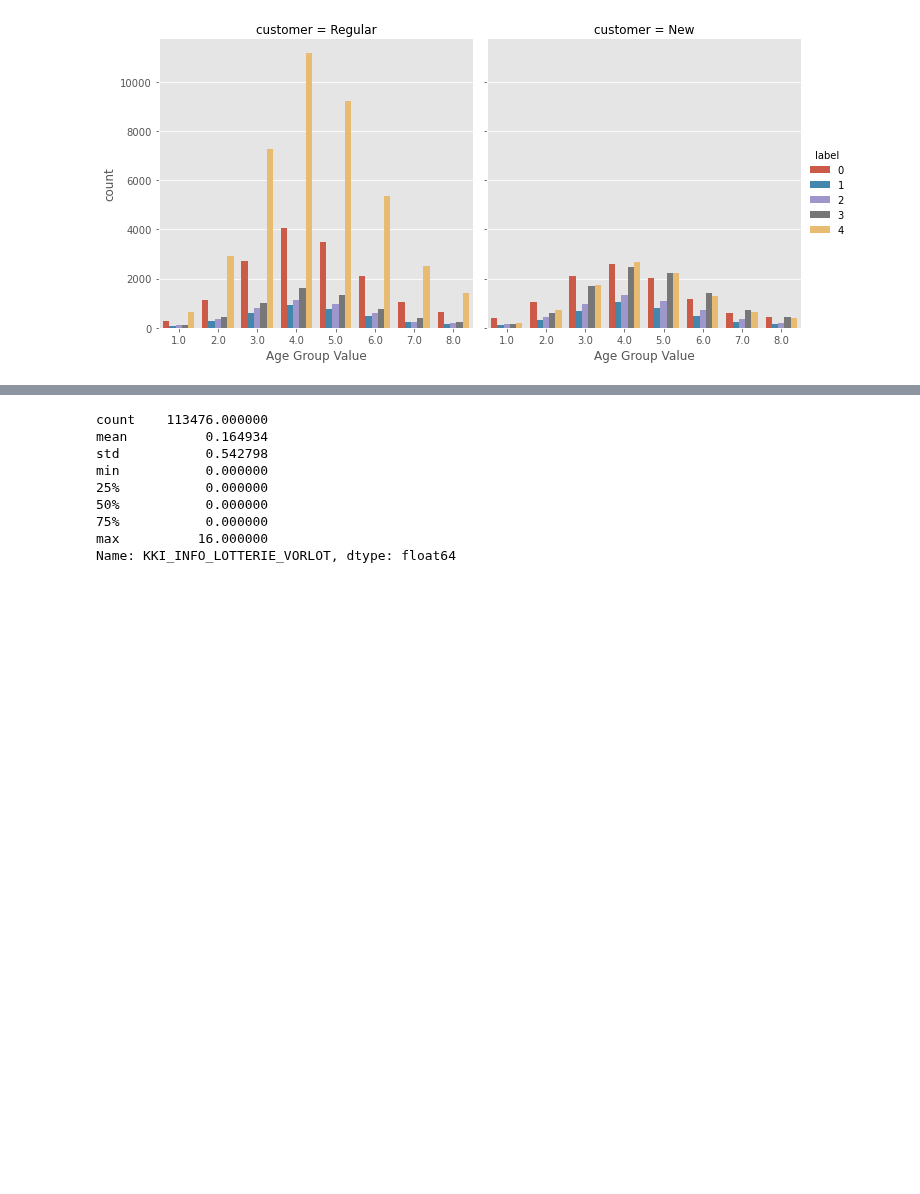
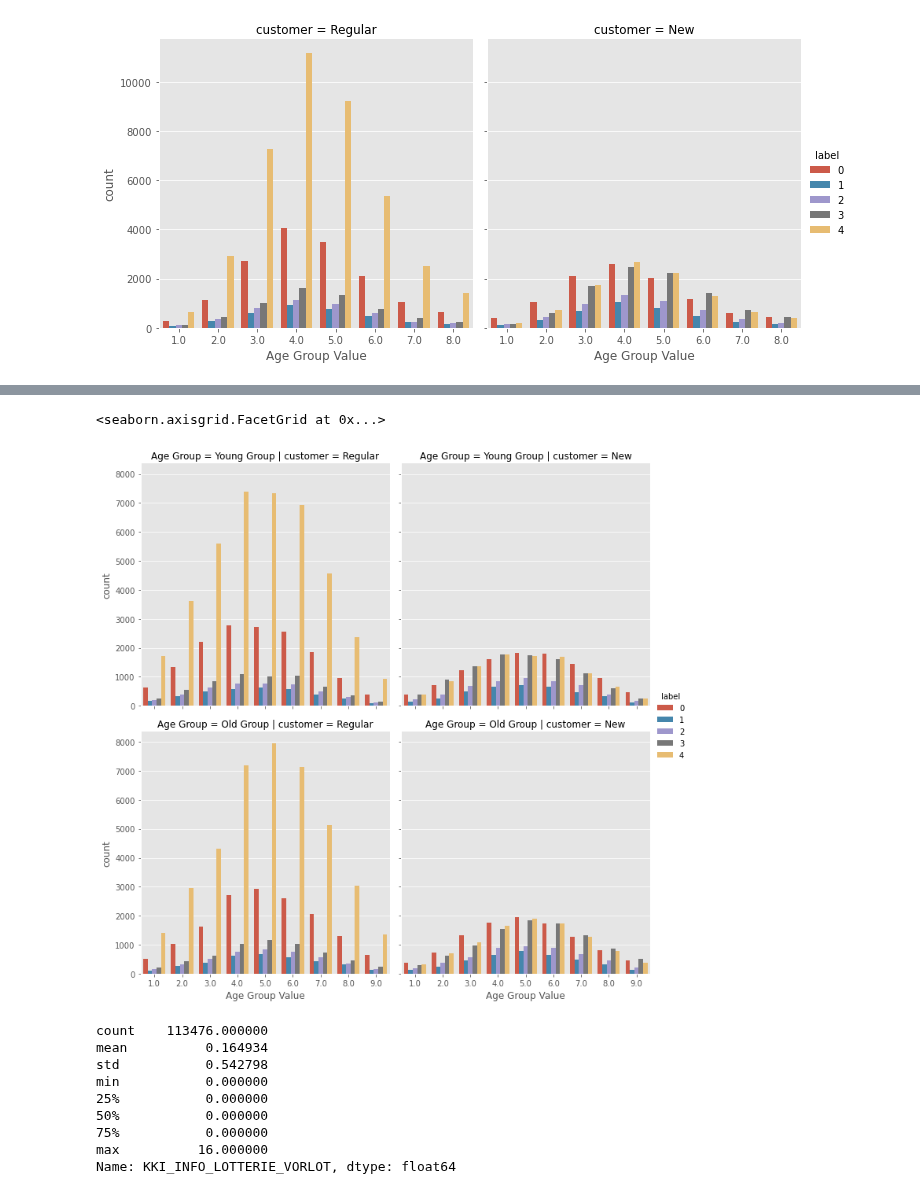
Before and after one commit to oscarm524/Data-Mining-Cup, a Jupyter notebook: DMC-2008/Data_Exploration/Data_Exploration.ipynb, the cells around one changed output, grey strips where cells are left out. Saved outputs shown, nothing was run; the diff lists cells and outputs as text; code cells hidden in the pictures; blank space fills up the shorter version.

```diff
--- a/DMC-2008/Data_Exploration/Data_Exploration.ipynb
+++ b/DMC-2008/Data_Exploration/Data_Exploration.ipynb
@@ -165,3 +233,16 @@ sns.factorplot(x = 'Age Group Value', y = 'count',
+# %%
+# fig, (ax1, ax2) = plt.subplots(1, 2, figsize = (20, 10))
+
+data_plot4 = pd.concat([data_plot, data_plot3], axis = 0)
+
+sns.catplot(x = 'Age Group Value', y = 'count', row = 'Age Group',
+               hue = 'label', data = data_plot4, col = 'customer', kind = 'bar', ax = ax1)
+
+# sns.catplot(x = 'Age Group Value', y = 'count',
+#                hue = 'label', data = data_plot2, col = 'customer', kind = 'bar', ax = ax2)
+# %% [output]
+<seaborn.axisgrid.FacetGrid at 0x...>
+[figure, added]
 # %%
 train['KKI_INFO_LOTTERIE_VORLOT'].describe()
 # %% [output]
```
Also changed, not shown: parts of 2 cells of this notebook.
